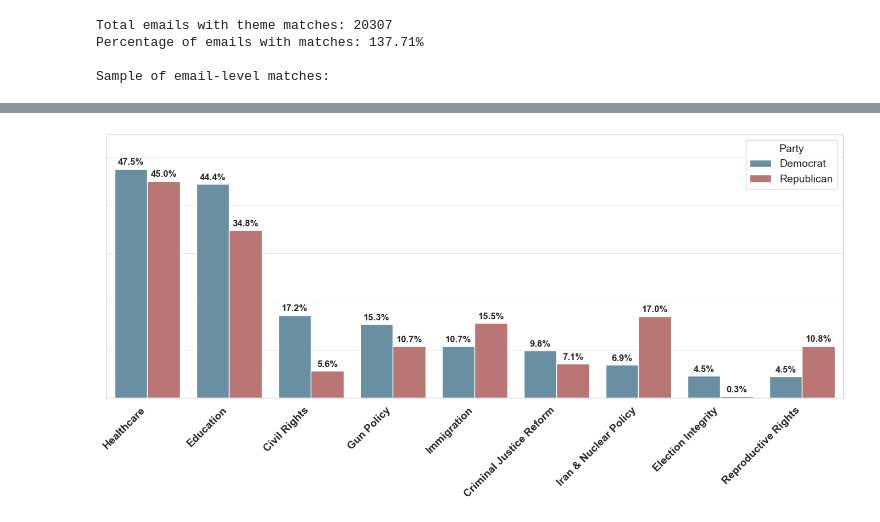
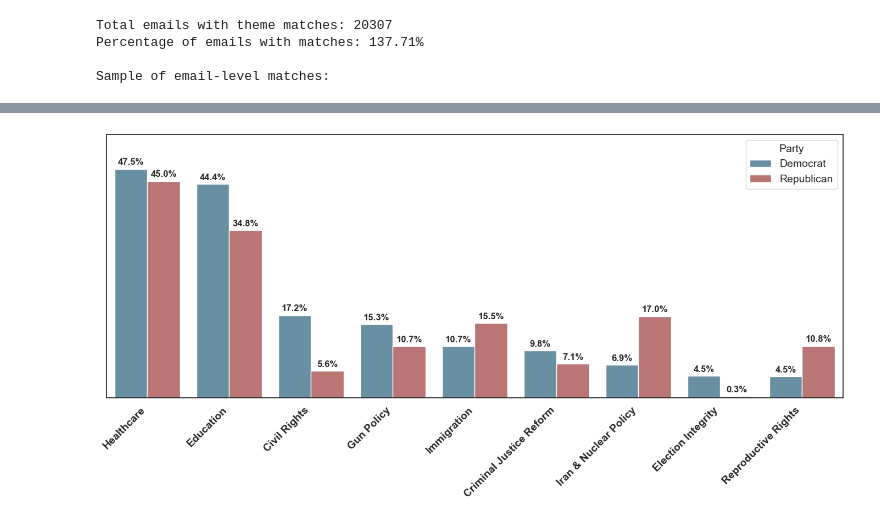
Before and after one commit to marobinette/cfd-project-ds1, a Jupyter notebook: notebooks/email_themes.ipynb, the cells around one changed output, grey strips where cells are left out. Drawn from its saved outputs; the diff is of its cells as text; code cells hidden in the pictures.

```diff
--- a/notebooks/email_themes.ipynb
+++ b/notebooks/email_themes.ipynb
@@ -578,9 +578,9 @@ ppt_facet_titlesize = 16
 ppt_caption_size = 12
 ppt_titlesize = 20
 
-# Set global Seaborn style settings with grid
+# Set global Seaborn style settings
 sns.set(
-    style="whitegrid",  # Add gridlines
+    style="white",  # No gridlines
     rc={
         "axes.labelsize": ppt_axis_labelsize,   # x/y axis labels
         "xtick.labelsize": ppt_axis_labelsize,   # tick labels
@@ -629,42 +629,31 @@ ax = sns.barplot(
     data=df_melted,
     x='theme',
     y='percentage',
     hue='party',
     palette={'Democrat': dem_med_color, 'Republican': rep_med_color}
 )
 ax.margins(y=0.15)
 
 # Add data labels on top of bars
 for container in ax.containers:
     ax.bar_label(container, fmt='%.1f%%', fontsize=ppt_caption_size, padding=3, fontweight='bold')
 
 # Remove y-axis tick labels and label
 ax.set_yticklabels([])
 ax.set_ylabel('')
 
 # Remove x-axis label
 ax.set_xlabel('')
 
 # Bold the theme labels on x-axis
 ax.set_xticklabels(ax.get_xticklabels(), fontweight='bold')
 
-# Customize the grid and spines to match your histogram style
-ax.grid(True, axis='y', color='lightgray', linestyle='-', linewidth=0.5, alpha=0.7)
-ax.set_axisbelow(True)  # Put grid behind bars
-
-for spine in ax.spines.values():
-    spine.set_visible(True)
-    spine.set_color("lightgray")
-    spine.set_linewidth(1)
-
-# Add legend back
 plt.legend(title='Party', fontsize=ppt_axis_labelsize, title_fontsize=ppt_axis_labelsize)
-
 plt.xticks(rotation=45, ha='right')
 plt.tight_layout()
 
 # Save the figure
 plt.savefig('../figures/theme_coverage_comparison.png', dpi=300, bbox_inches='tight')
 plt.show()
 # %% [output]
-[figure, old version]
+[figure, new version]
```
Also changed, not shown: parts of 1 cell of this notebook, 4 other files.
